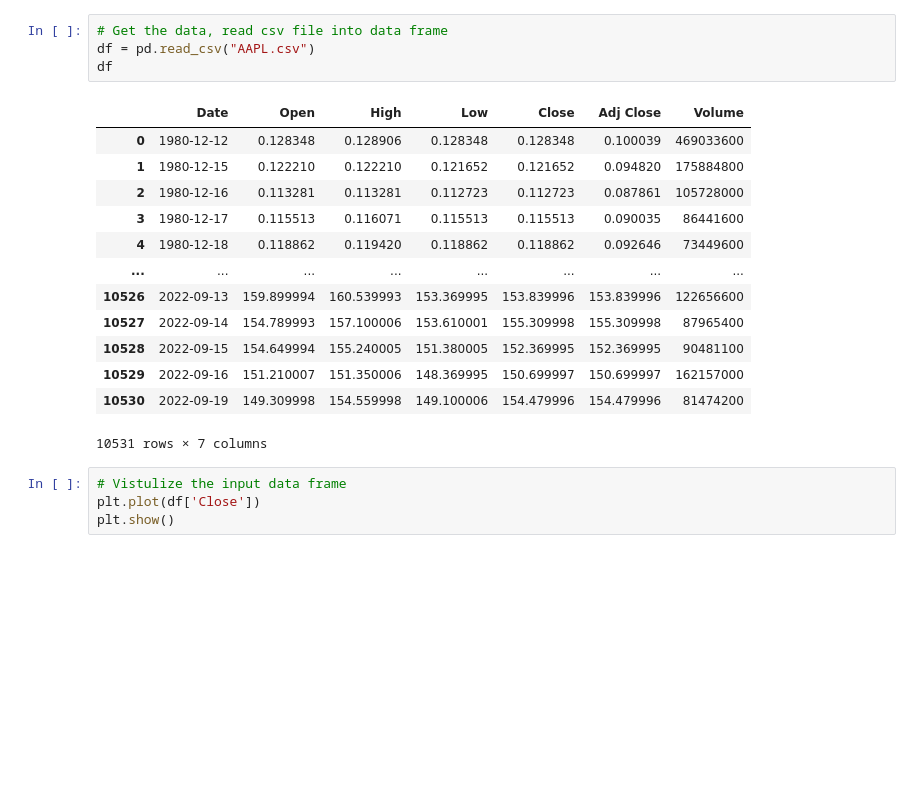
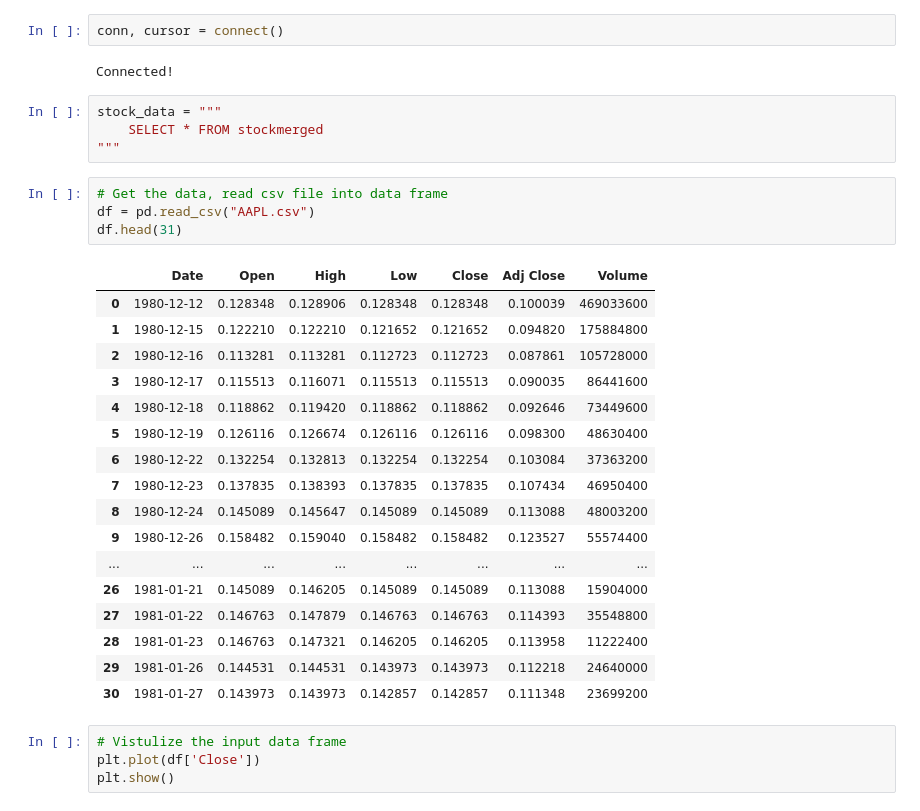
Before and after one commit to kareng013/Team_12, a Jupyter notebook: Stock_Price_Prediction_Trail .ipynb, the cells around one changed output. Saved outputs shown, nothing was run; the diff lists cells and outputs as text; blank space fills up the shorter version.

Commit message:
testing connection with database

```diff
--- a/Stock_Price_Prediction_Trail .ipynb
+++ b/Stock_Price_Prediction_Trail .ipynb
@@ -11,21 +32,33 @@ from tensorflow.keras.layers import Dense, LSTM
+# %%
+conn, cursor = connect()
+# %% [output]
+Connected!
+# %%
+stock_data = """
+    SELECT * FROM stockmerged
+"""
 # %%
 # Get the data, read csv file into data frame
 df = pd.read_csv("AAPL.csv")
-df
+df.head(31)
 # %% [output]
 |  | Date | Open | High | Low | Close | Adj Close | Volume |
 | 0 | 1980-12-12 | 0.128348 | 0.128906 | 0.128348 | 0.128348 | 0.100039 | 469033600 |
 | 1 | 1980-12-15 | 0.122210 | 0.122210 | 0.121652 | 0.121652 | 0.094820 | 175884800 |
 | 2 | 1980-12-16 | 0.113281 | 0.113281 | 0.112723 | 0.112723 | 0.087861 | 105728000 |
 | 3 | 1980-12-17 | 0.115513 | 0.116071 | 0.115513 | 0.115513 | 0.090035 | 86441600 |
 | 4 | 1980-12-18 | 0.118862 | 0.119420 | 0.118862 | 0.118862 | 0.092646 | 73449600 |
+| 5 | 1980-12-19 | 0.126116 | 0.126674 | 0.126116 | 0.126116 | 0.098300 | 48630400 |
+| 6 | 1980-12-22 | 0.132254 | 0.132813 | 0.132254 | 0.132254 | 0.103084 | 37363200 |
+| 7 | 1980-12-23 | 0.137835 | 0.138393 | 0.137835 | 0.137835 | 0.107434 | 46950400 |
+| 8 | 1980-12-24 | 0.145089 | 0.145647 | 0.145089 | 0.145089 | 0.113088 | 48003200 |
+| 9 | 1980-12-26 | 0.158482 | 0.159040 | 0.158482 | 0.158482 | 0.123527 | 55574400 |
 | ... | ... | ... | ... | ... | ... | ... | ... |
-| 10526 | 2022-09-13 | 159.899994 | 160.539993 | 153.369995 | 153.839996 | 153.839996 | 122656600 |
-| 10527 | 2022-09-14 | 154.789993 | 157.100006 | 153.610001 | 155.309998 | 155.309998 | 87965400 |
-| 10528 | 2022-09-15 | 154.649994 | 155.240005 | 151.380005 | 152.369995 | 152.369995 | 90481100 |
-| 10529 | 2022-09-16 | 151.210007 | 151.350006 | 148.369995 | 150.699997 | 150.699997 | 162157000 |
-| 10530 | 2022-09-19 | 149.309998 | 154.559998 | 149.100006 | 154.479996 | 154.479996 | 81474200 |
+| 26 | 1981-01-21 | 0.145089 | 0.146205 | 0.145089 | 0.145089 | 0.113088 | 15904000 |
+| 27 | 1981-01-22 | 0.146763 | 0.147879 | 0.146763 | 0.146763 | 0.114393 | 35548800 |
+| 28 | 1981-01-23 | 0.146763 | 0.147321 | 0.146205 | 0.146205 | 0.113958 | 11222400 |
+| 29 | 1981-01-26 | 0.144531 | 0.144531 | 0.143973 | 0.143973 | 0.112218 | 24640000 |
+| 30 | 1981-01-27 | 0.143973 | 0.143973 | 0.142857 | 0.142857 | 0.111348 | 23699200 |
-10531 rows × 7 columns
 # %%
 # Vistulize the input data frame
 plt.plot(df['Close'])
```
Also changed, not shown: parts of 3 cells of this notebook, 2 other files.
